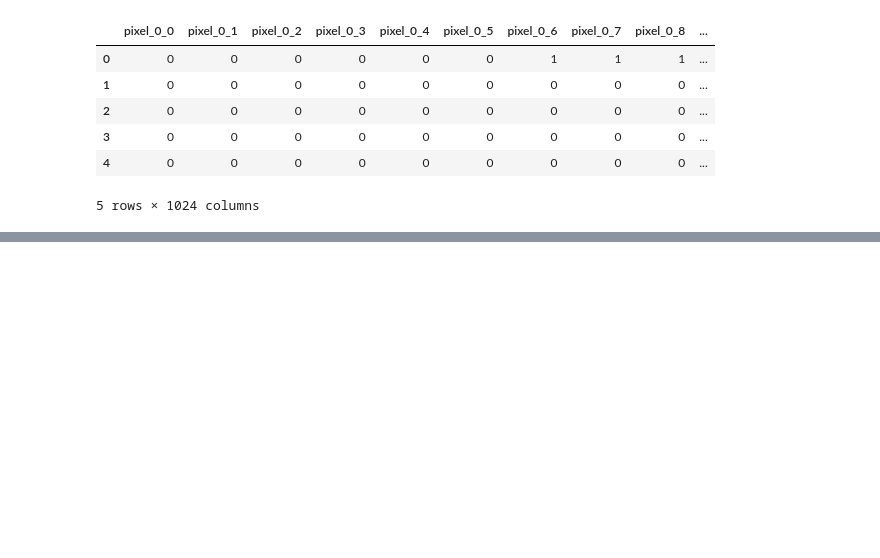
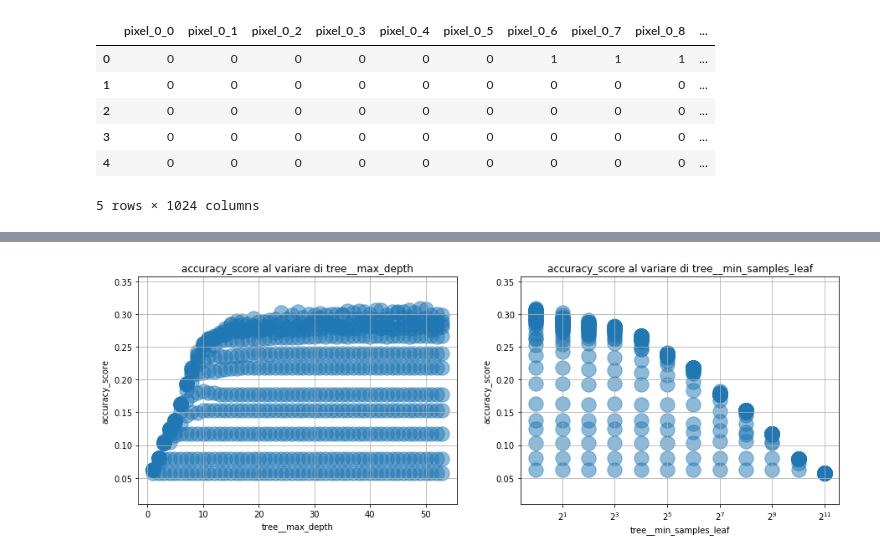
Before and after one commit to DedZago/msbd, a Jupyter notebook: prova.ipynb, the cells around one changed output, grey strips where cells are left out. Cells and saved outputs as stored; diff of their text form; code cells hidden in the pictures; blank space fills up the shorter version.

```diff
--- a/prova.ipynb
+++ b/prova.ipynb
@@ -64,0 +71,6 @@ display(graphviz.Source(dot_data))
+# %%
+param_grid = ParameterGrid({
+    'tree__max_depth': np.arange(1, 54),
+    'tree__min_samples_leaf': 2 ** np.arange(12),
+})
+print(param_grid.param_grid)
@@ -64,0 +83,17 @@ display(graphviz.Source(dot_data))
+# %%
+risultati = []
+
+for params in tqdm.tqdm(param_grid):
+    dtc.set_params(**params)
+    dtc.fit(X_train, y_train)
+    y_pred = dtc.predict(X_val)
+    params["accuracy_score"] = accuracy_score(y_val, y_pred)
+    risultati.append(params)
+
+risultati = pd.DataFrame(risultati).sort_values(["accuracy_score", "tree__max_depth"], ascending=[False, True])
+risultati.reset_index(drop=True, inplace=True)
+print("Primi 5:")
+display(risultati.head())
+
+print("Ultimi 5:")
+risultati.tail()
@@ -64,0 +127,13 @@ display(graphviz.Source(dot_data))
+# %%
+plt.figure(figsize=(15, 5))
+
+plt.subplot(121)
+grafico_metrica_iperparametro(risultati, "tree__max_depth", "accuracy_score", alpha=0.5)
+
+plt.subplot(122)
+grafico_metrica_iperparametro(risultati, "tree__min_samples_leaf", "accuracy_score", alpha=0.5)
+plt.xscale("log", basex=2)
+
+plt.show()
+# %% [output]
+[figure, added]
```
Also changed, not shown: parts of 9 cells of this notebook, 2 other files.
